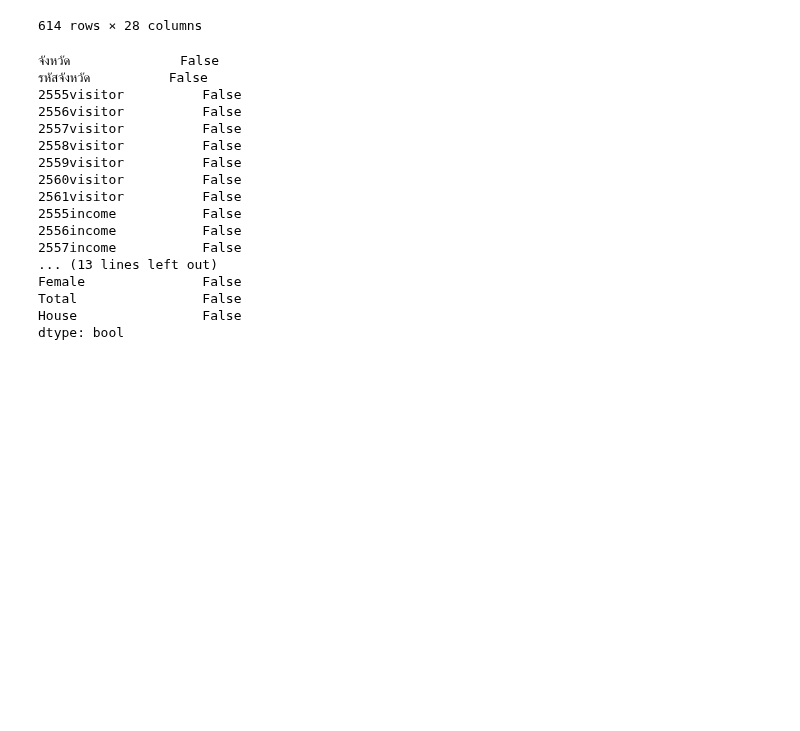
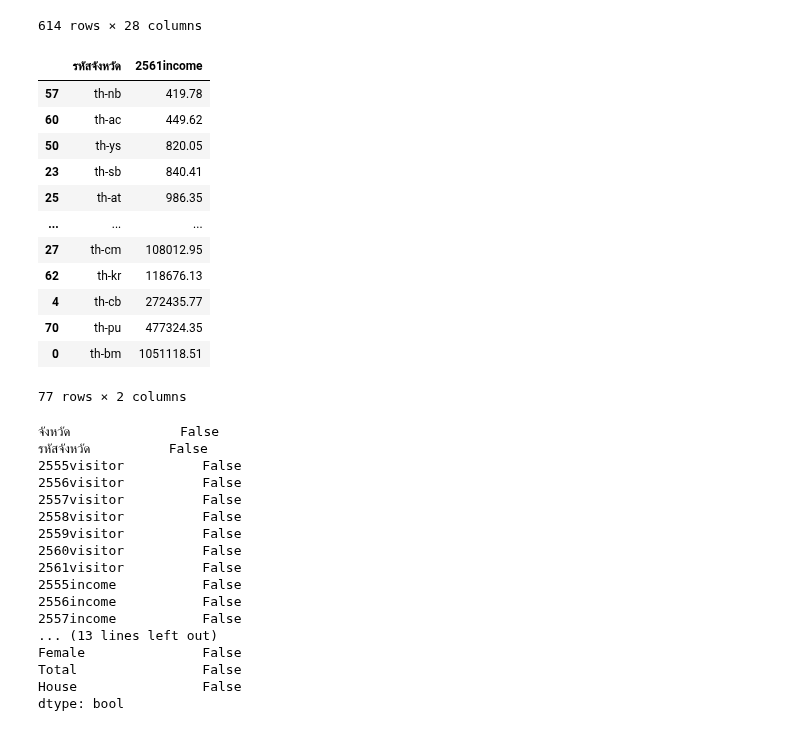
Before and after one commit to nichakornchaisuwan/DWDM21, a Jupyter notebook: ProjectFinal.ipynb, the cells around one changed output. Cells and saved outputs as stored; diff of their text form; code cells hidden in the pictures; blank space fills up the shorter version.

```diff
--- a/ProjectFinal.ipynb
+++ b/ProjectFinal.ipynb
@@ -460,6 +460,22 @@ data_all
 | 612 | นราธิวาส | th-nw | 489944 | 570973 | 589690 | 635910 | 646020 | 665710 | ... |
 | 613 | นราธิวาส | th-nw | 489944 | 570973 | 589690 | 635910 | 646020 | 665710 | ... |
 614 rows × 28 columns
+# %%
+data_income[['รหัสจังหวัด','2561income']].sort_values(by=['2561income'])
+# %% [output]
+|  | รหัสจังหวัด | 2561income |
+| 57 | th-nb | 419.78 |
+| 60 | th-ac | 449.62 |
+| 50 | th-ys | 820.05 |
+| 23 | th-sb | 840.41 |
+| 25 | th-at | 986.35 |
+| ... | ... | ... |
+| 27 | th-cm | 108012.95 |
+| 62 | th-kr | 118676.13 |
+| 4 | th-cb | 272435.77 |
+| 70 | th-pu | 477324.35 |
+| 0 | th-bm | 1051118.51 |
+77 rows × 2 columns
 # %%
 data_all.isnull().any() # ตรวจสอบอีกรอบ
 # %% [output]
```
Also changed, not shown: parts of 3 cells of this notebook.
